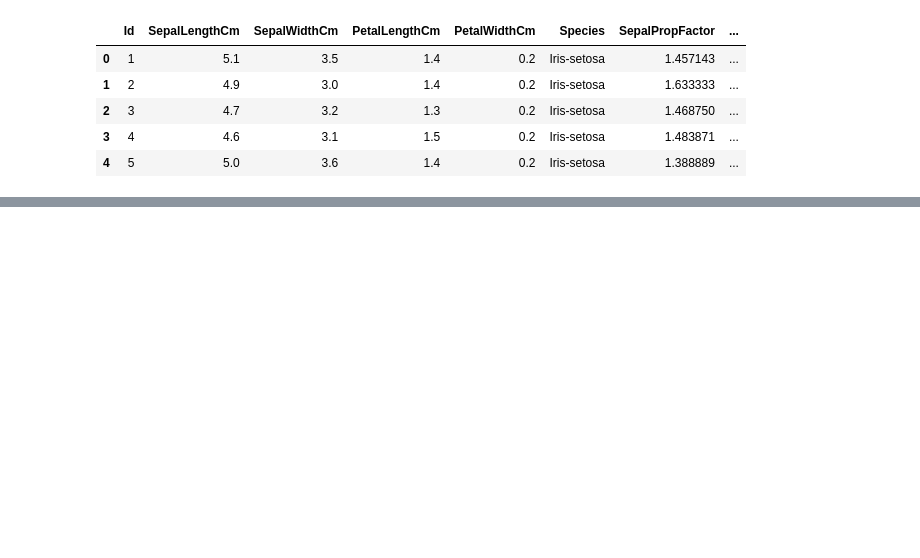
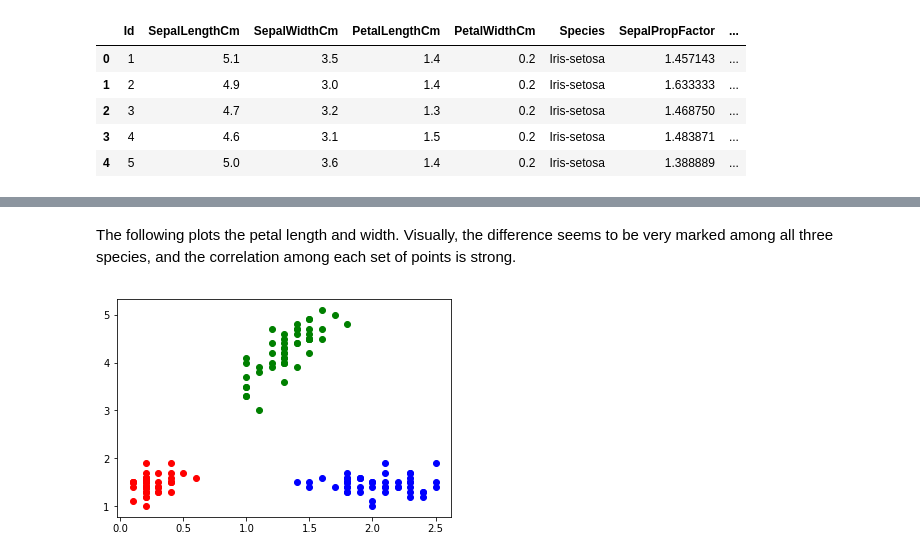
Before and after one commit to bdimas/prep, a Jupyter notebook: iris.ipynb, the cells around one changed output, grey strips where cells are left out. Cells and saved outputs as stored; diff of their text form; code cells hidden in the pictures; blank space fills up the shorter version.

```diff
--- a/iris.ipynb
+++ b/iris.ipynb
@@ -59,0 +44,10 @@ plt.show()
+# %% [markdown]
+The following plots the petal length and width. Visually, the difference seems to be very marked among all three species, and the correlation among each set of points is strong.
+# %%
+plt.scatter(x = species_setosa['PetalWidthCm'], y = species_setosa['PetalLengthCm'], color = 'red')
+plt.scatter(x = species_virginica['PetalWidthCm'], y = species_setosa['PetalLengthCm'], color = 'blue')
+plt.scatter(x = species_versicolor['PetalWidthCm'], y = species_versicolor['PetalLengthCm'], color = 'green')
+
+plt.show()
+# %% [output]
+[figure, added]
```
Also changed, not shown: parts of 15 cells of this notebook.
